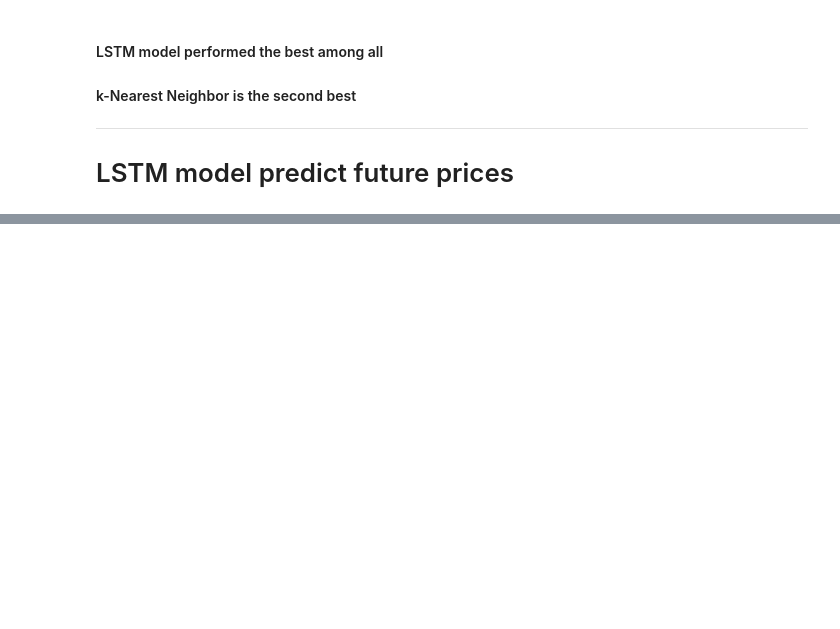
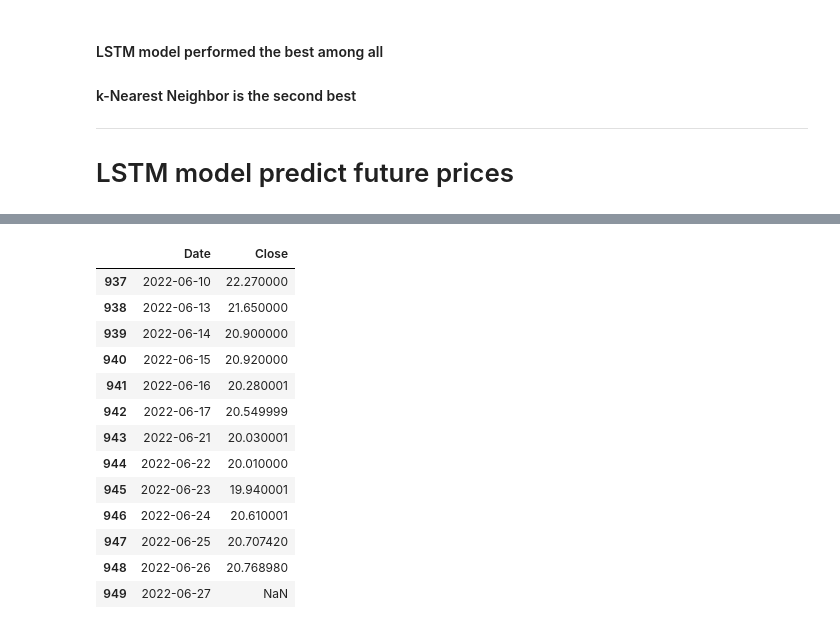
Before and after one commit to YanjunLin-Andrie/ELAN_stock_prediction, a Jupyter notebook: ELAN_full__analysis.ipynb, the cells around one changed output, grey strips where cells are left out. Saved outputs shown, nothing was run; the diff lists cells and outputs as text; code cells hidden in the pictures; blank space fills up the shorter version.

```diff
--- a/ELAN_full__analysis.ipynb
+++ b/ELAN_full__analysis.ipynb
@@ -549,33 +540,0 @@ X_test.shape[0]
-# %%
-# look_back = 40
-# def predict(num_prediction, model):
-#     prediction_list = close_data[-look_back:]
-
-#     for _ in range(num_prediction):
-#         x = prediction_list[-look_back:]
-#         x = x.reshape((1, look_back, 1))
-#         out = model.predict(x)[0][0]
-#         prediction_list = np.append(prediction_list, out)
-
-#     prediction_list = prediction_list[look_back-1:]
-
-#     return prediction_list
-
-#creating dataframe with date and the target variable
-data = df.sort_index(ascending=True, axis=0)
-new_data = pd.DataFrame(index=range(0,len(df)),columns=['Date', 'Close'])
-
-#predicting future values, using past 40 from the valid data
-inputs = new_data[len(new_data) - 40:].values
-inputs = inputs.reshape(-1,1)
-inputs  = scaler.transform(inputs)
-
-X_future = []
-for i in range(40,inputs.shape[0]):
-    X_future.append(inputs[i-40:i,0])
-X_future = np.array(X_future)
-
-X_future = np.reshape(X_future, (X_future.shape[0],X_future.shape[1],1))
-future_price = model.predict(X_future)
-future_price = scaler.inverse_transform(future_price)
-new_data
@@ -648,0 +673,19 @@ See the caveats in the documentation: https://pandas.pydata.org/pandas-docs/stab
+# %%
+new_df.iloc[948,1] = prediction_price[0]
+# %%
+new_df.iloc[937: 950,:]
+# %% [output]
+|  | Date | Close |
+| 937 | 2022-06-10 | 22.270000 |
+| 938 | 2022-06-13 | 21.650000 |
+| 939 | 2022-06-14 | 20.900000 |
+| 940 | 2022-06-15 | 20.920000 |
+| 941 | 2022-06-16 | 20.280001 |
+| 942 | 2022-06-17 | 20.549999 |
+| 943 | 2022-06-21 | 20.030001 |
+| 944 | 2022-06-22 | 20.010000 |
+| 945 | 2022-06-23 | 19.940001 |
+| 946 | 2022-06-24 | 20.610001 |
+| 947 | 2022-06-25 | 20.707420 |
+| 948 | 2022-06-26 | 20.768980 |
+| 949 | 2022-06-27 | NaN |
```
Also changed, not shown: parts of 31 cells of this notebook.
